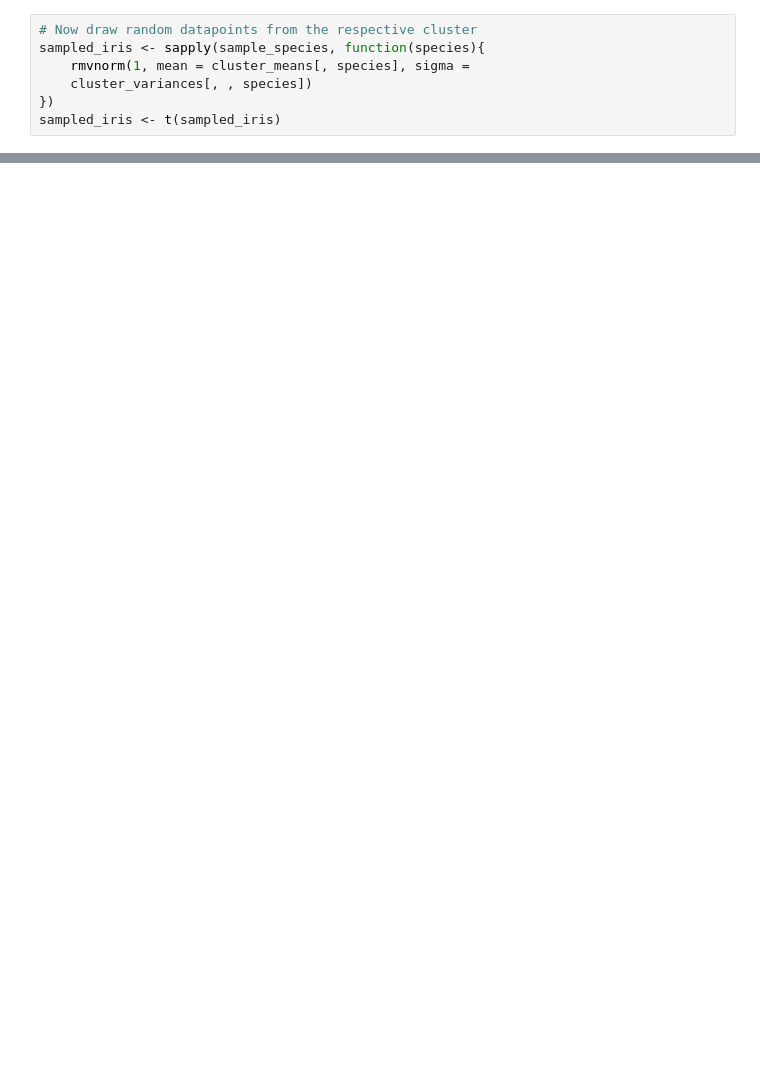
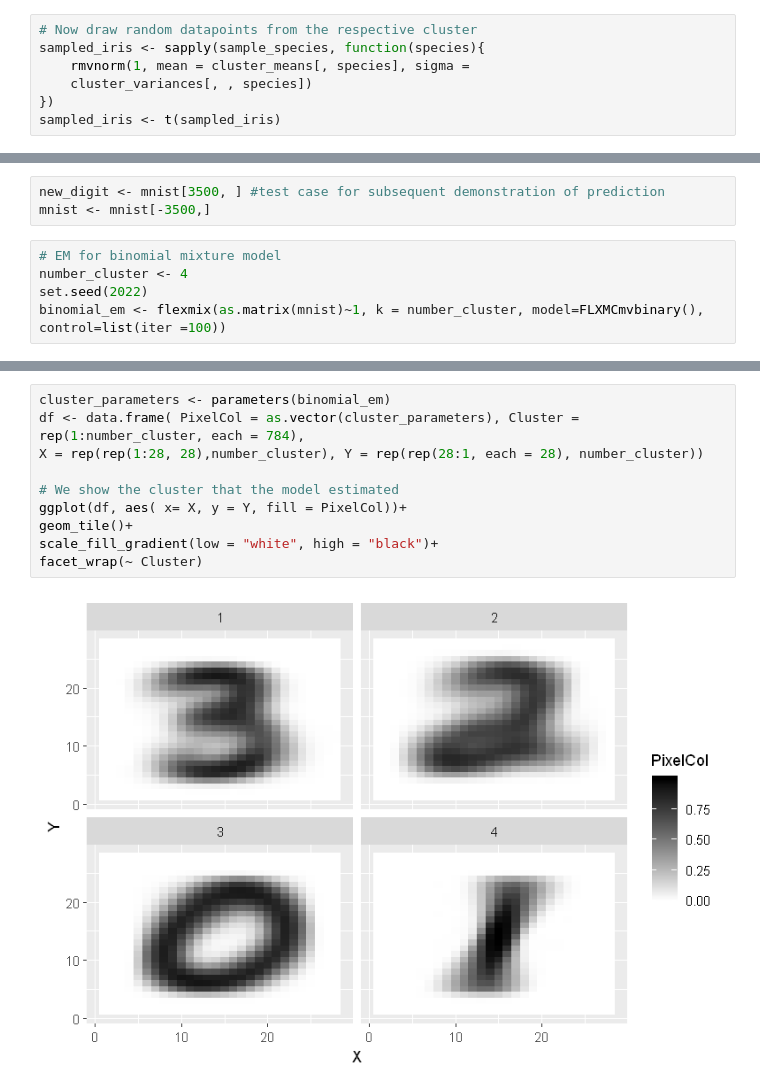
Before and after one commit to niruc100/Data-Science-With-R, a Jupyter notebook: Cluster Analysis.ipynb, the cells around one changed output, grey strips where cells are left out. Drawn from its saved outputs; the diff is of its cells as text; blank space fills up the shorter version.

```diff
--- a/Cluster Analysis.ipynb
+++ b/Cluster Analysis.ipynb
@@ -342,0 +376,8 @@ xlab="Sepal Length", ylab='Sepal Width' ,main = "Sampled Iris from EM model")
+# %%
+new_digit <- mnist[3500, ] #test case for subsequent demonstration of prediction
+mnist <- mnist[-3500,]
+# %%
+# EM for binomial mixture model
+number_cluster <- 4
+set.seed(2022)
+binomial_em <- flexmix(as.matrix(mnist)~1, k = number_cluster, model=FLXMCmvbinary(), control=list(iter =100))
@@ -342,0 +396,12 @@ xlab="Sepal Length", ylab='Sepal Width' ,main = "Sampled Iris from EM model")
+# %%
+cluster_parameters <- parameters(binomial_em)
+df <- data.frame( PixelCol = as.vector(cluster_parameters), Cluster = rep(1:number_cluster, each = 784),
+X = rep(rep(1:28, 28),number_cluster), Y = rep(rep(28:1, each = 28), number_cluster))
+
+# We show the cluster that the model estimated
+ggplot(df, aes( x= X, y = Y, fill = PixelCol))+
+geom_tile()+
+scale_fill_gradient(low = "white", high = "black")+
+facet_wrap(~ Cluster)
+# %% [output]
+[figure, added]
```
Also changed, not shown: parts of 33 cells of this notebook.
